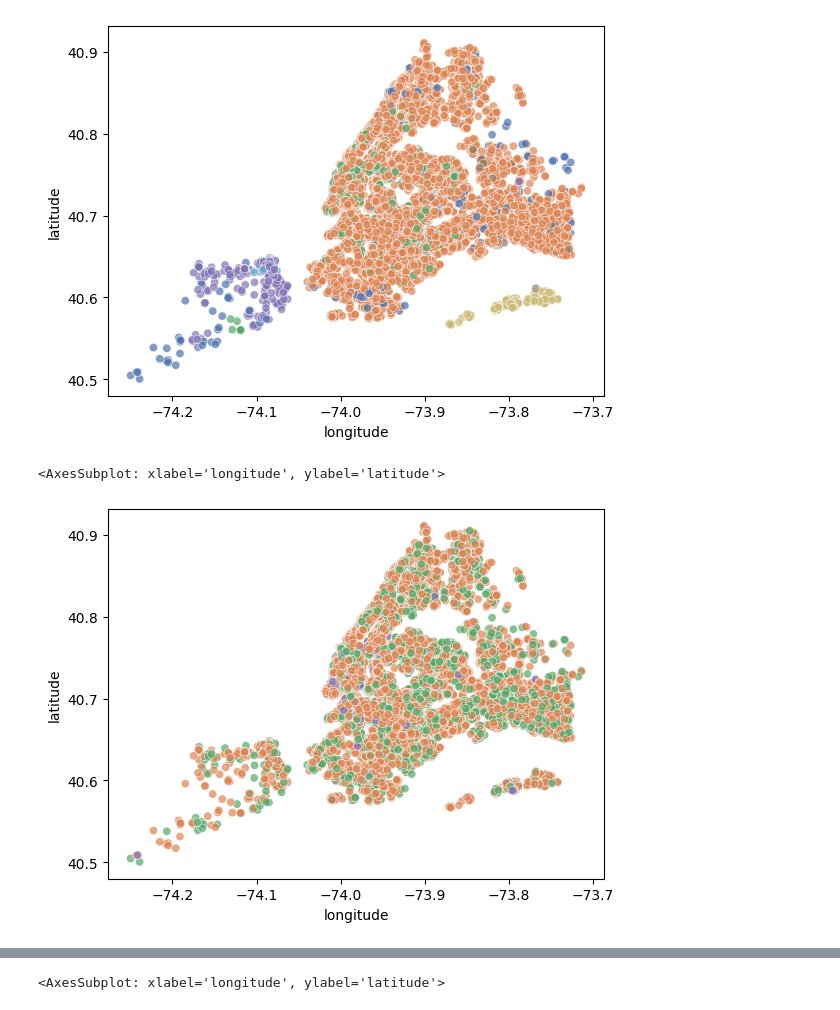
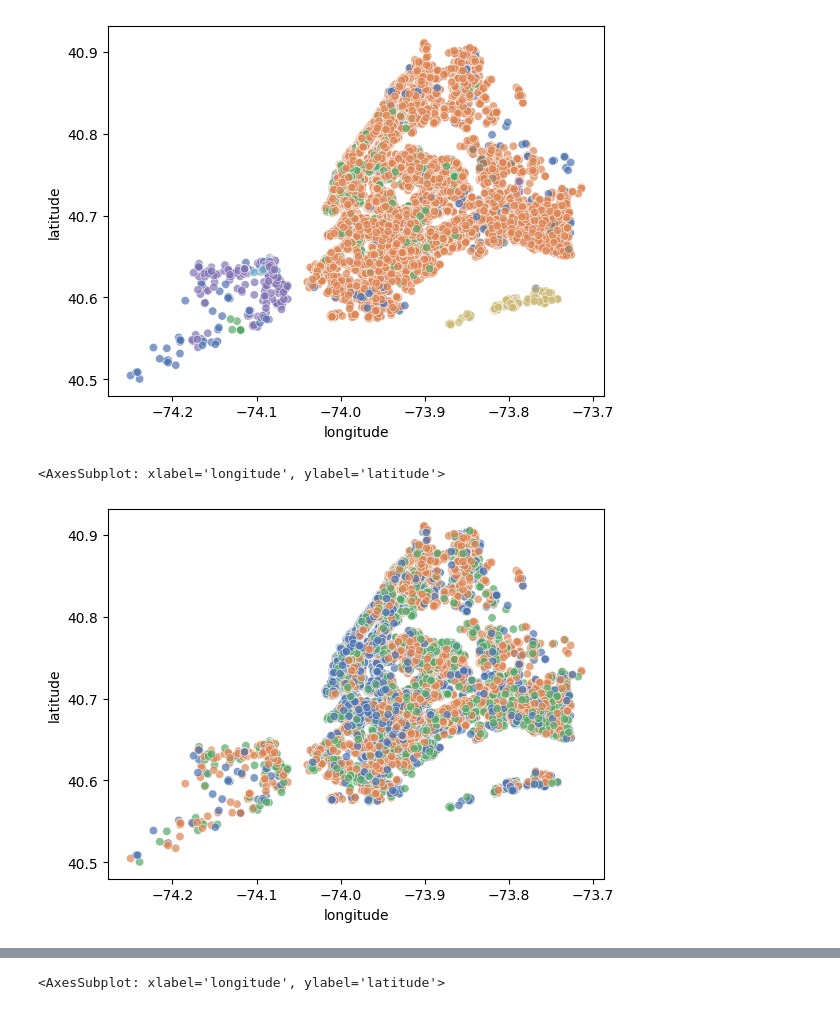
Before and after one commit to Pacholki/ML-2projekcik, a Jupyter notebook: km2/km2.ipynb, the cells around one changed output, grey strips where cells are left out. Saved outputs shown, nothing was run; the diff lists cells and outputs as text; code cells hidden in the pictures.

```diff
--- a/km2/km2.ipynb
+++ b/km2/km2.ipynb
@@ -69,11 +106,11 @@ clusterator.plot()
 <AxesSubplot: xlabel='longitude', ylabel='latitude'>
 [figure]
 # %%
-clusterator.clusterize(columns=["price", "reviews_per_month"], model=AgglomerativeClustering(n_clusters=5, linkage="ward"))
+clusterator.clusterize(columns=["price", "reviews_per_month"], model=AgglomerativeClustering(n_clusters=3, linkage="ward"))
 clusterator.plot()
 # %% [output]
 <AxesSubplot: xlabel='longitude', ylabel='latitude'>
-[figure, old version]
+[figure, new version]
 # %%
 clusterator.clusterize(columns=["calculated_host_listings_count", "reviews_per_month"], model=AgglomerativeClustering(n_clusters=5, linkage="average"))
 clusterator.plot()
```
Also changed, not shown: parts of 12 cells of this notebook, 2 other files.
